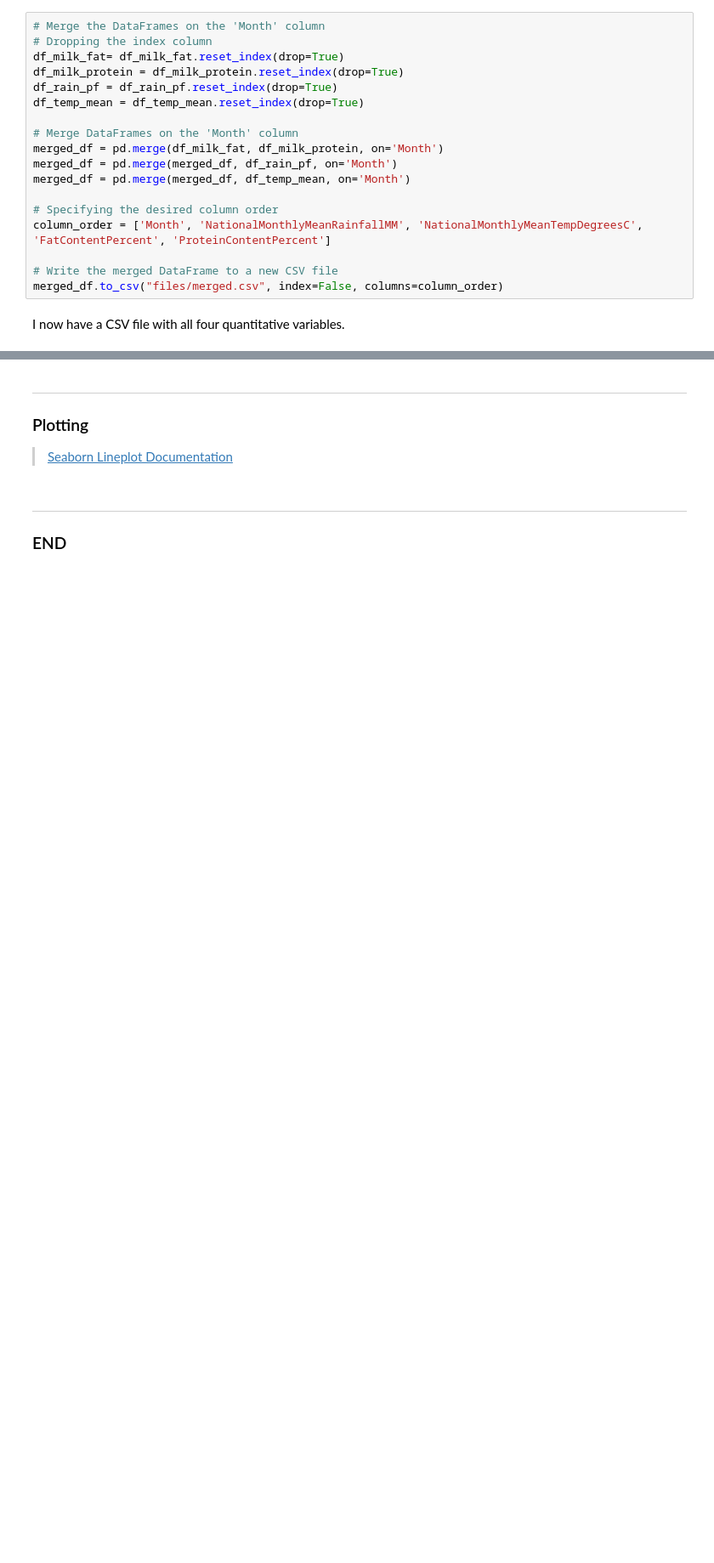
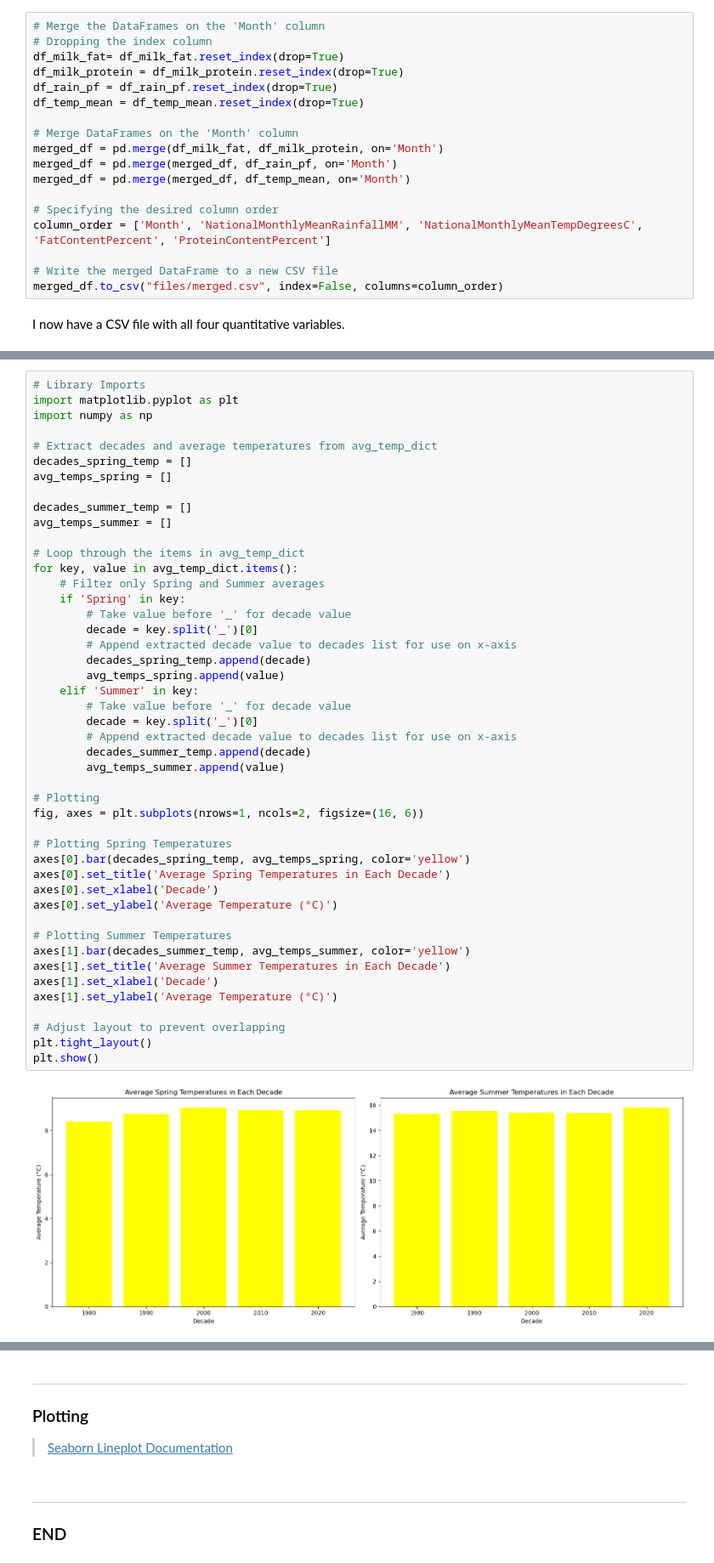
Before and after one commit to turps-pc90/PfDA_Assignment, a Jupyter notebook: PfDA_Assignment.ipynb, the cells around one changed output, grey strips where cells are left out. Shown: that part at 85% size. Drawn from its saved outputs; the diff is of its cells as text; blank space fills up the shorter version.

```diff
--- a/PfDA_Assignment.ipynb
+++ b/PfDA_Assignment.ipynb
@@ -359,0 +491,48 @@ irish_milk['Month'] = pd.to_datetime(irish_milk['Month'], format='%Y-%m')
+# %%
+# Library Imports
+import matplotlib.pyplot as plt
+import numpy as np
+
+# Extract decades and average temperatures from avg_temp_dict
+decades_spring_temp = []
+avg_temps_spring = []
+
+decades_summer_temp = []
+avg_temps_summer = []
+
+# Loop through the items in avg_temp_dict
+for key, value in avg_temp_dict.items():
+    # Filter only Spring and Summer averages
+    if 'Spring' in key:
+        # Take value before '_' for decade value
+        decade = key.split('_')[0]
+        # Append extracted decade value to decades list for use on x-axis
+        decades_spring_temp.append(decade)
+        avg_temps_spring.append(value)
+    elif 'Summer' in key:
+        # Take value before '_' for decade value
+        decade = key.split('_')[0]
+        # Append extracted decade value to decades list for use on x-axis
+        decades_summer_temp.append(decade)
+        avg_temps_summer.append(value)
+
+# Plotting
+fig, axes = plt.subplots(nrows=1, ncols=2, figsize=(16, 6))
+
+# Plotting Spring Temperatures
+axes[0].bar(decades_spring_temp, avg_temps_spring, color='yellow')
+axes[0].set_title('Average Spring Temperatures in Each Decade')
+axes[0].set_xlabel('Decade')
+axes[0].set_ylabel('Average Temperature (°C)')
+
+# Plotting Summer Temperatures
+axes[1].bar(decades_summer_temp, avg_temps_summer, color='yellow')
+axes[1].set_title('Average Summer Temperatures in Each Decade')
+axes[1].set_xlabel('Decade')
+axes[1].set_ylabel('Average Temperature (°C)')
+
+# Adjust layout to prevent overlapping
+plt.tight_layout()
+plt.show()
+# %% [output]
+[figure, added]
```
Also changed, not shown: parts of 13 cells of this notebook.
